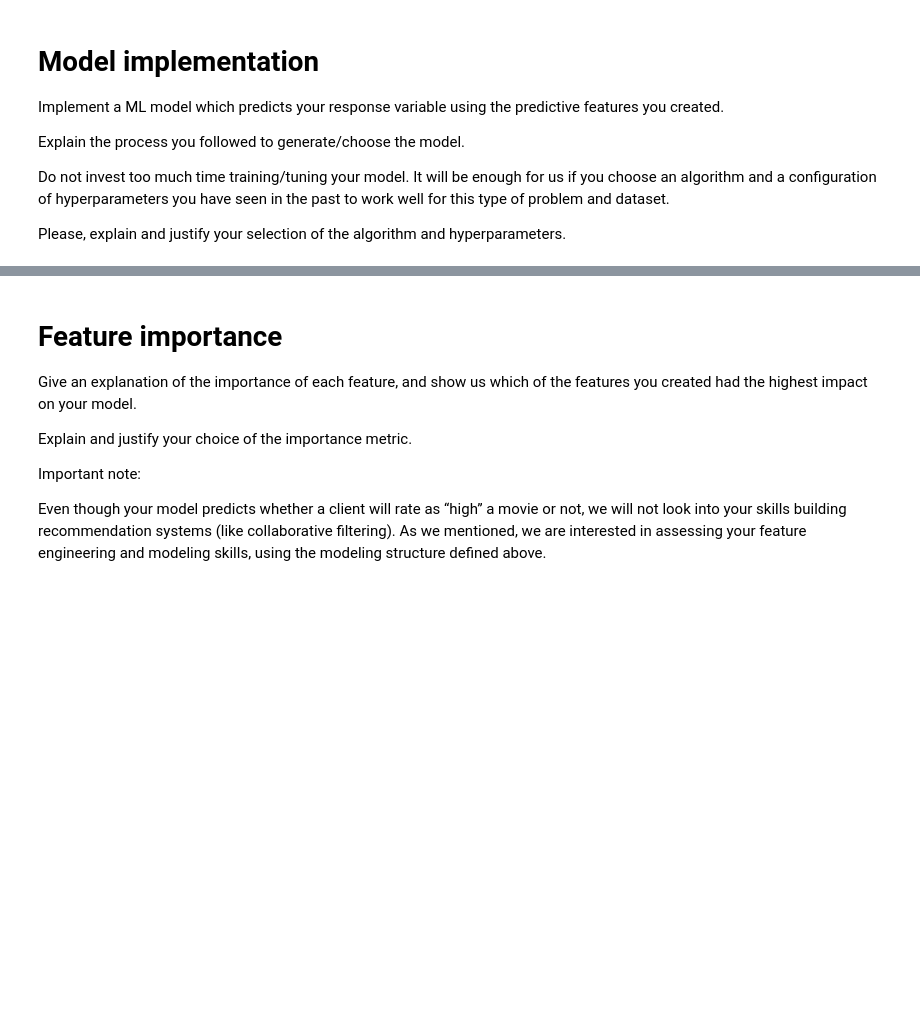
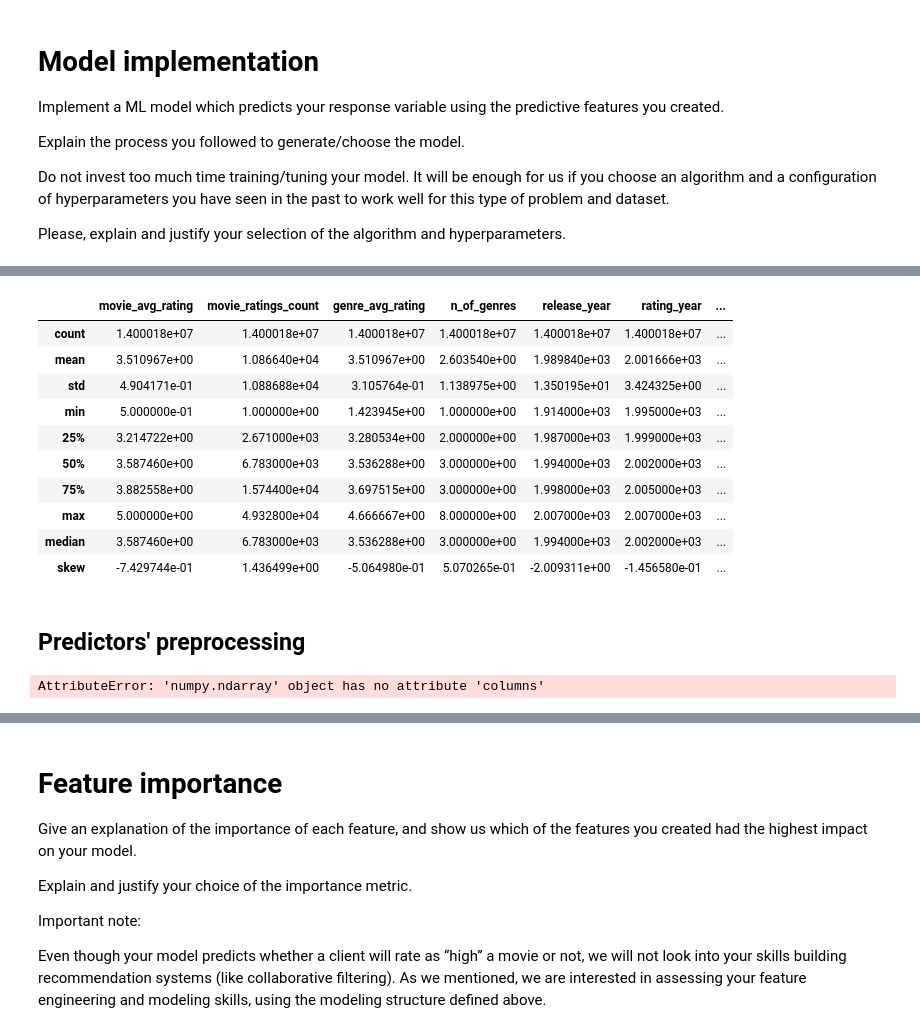
Before and after one commit to sanchiesa/user_movie_rating, a Jupyter notebook: notebooks/user_movie_rating.ipynb, the cells around one changed output, grey strips where cells are left out. Cells and saved outputs as stored; diff of their text form; code cells hidden in the pictures; blank space fills up the shorter version.

```diff
--- a/notebooks/user_movie_rating.ipynb
+++ b/notebooks/user_movie_rating.ipynb
@@ -766,0 +969,5 @@ dtype: float64
+# %%
+# Merging with train and test datasets
+
+df_train = df_train.merge(movie_tags_mean_ratings, how='left', on= 'movieId')
+df_test = df_test.merge(movie_tags_mean_ratings, how='left', on= 'movieId')
@@ -777,0 +1062,7 @@ Please, explain and justify your selection of the algorithm and hyperparameters.
+# %%
+# Defining predictors and targets for training data
+
+X_train = df_train.drop(columns=['index', 'userId', 'movieId', 'rating',
+                                 'timestamp', 'high_rating', 'title', 'genres', 'usermovieID', 'rating_legacy'])
+
+y_train = df_train['high_rating']
@@ -777,0 +1176,34 @@ Please, explain and justify your selection of the algorithm and hyperparameters.
+# %%
+# Computing descriptive statistics
+
+def descriptive_stats(df):
+
+    # Computing main descriptive stats
+    df_description = pd.DataFrame(df.describe())
+
+    # Computing median
+    median = pd.DataFrame(df.median()).T.rename(index={0:'median'})
+
+    # Computing skew
+    skew = pd.DataFrame(df.skew()).T.rename(index={0:'skew'})
+
+    # Computing one table with all stats
+    df_description = df_description.append([median, skew])
+
+    return df_description
+# %%
+descriptive_stats(X_train)
+# %% [output]
+|  | movie_avg_rating | movie_ratings_count | genre_avg_rating | n_of_genres | release_year | rating_year | ... |
+| count | 1.400018e+07 | 1.400018e+07 | 1.400018e+07 | 1.400018e+07 | 1.400018e+07 | 1.400018e+07 | ... |
+| mean | 3.510967e+00 | 1.086640e+04 | 3.510967e+00 | 2.603540e+00 | 1.989840e+03 | 2.001666e+03 | ... |
+| std | 4.904171e-01 | 1.088688e+04 | 3.105764e-01 | 1.138975e+00 | 1.350195e+01 | 3.424325e+00 | ... |
+| min | 5.000000e-01 | 1.000000e+00 | 1.423945e+00 | 1.000000e+00 | 1.914000e+03 | 1.995000e+03 | ... |
+| 25% | 3.214722e+00 | 2.671000e+03 | 3.280534e+00 | 2.000000e+00 | 1.987000e+03 | 1.999000e+03 | ... |
+| 50% | 3.587460e+00 | 6.783000e+03 | 3.536288e+00 | 3.000000e+00 | 1.994000e+03 | 2.002000e+03 | ... |
+| 75% | 3.882558e+00 | 1.574400e+04 | 3.697515e+00 | 3.000000e+00 | 1.998000e+03 | 2.005000e+03 | ... |
+| max | 5.000000e+00 | 4.932800e+04 | 4.666667e+00 | 8.000000e+00 | 2.007000e+03 | 2.007000e+03 | ... |
+| median | 3.587460e+00 | 6.783000e+03 | 3.536288e+00 | 3.000000e+00 | 1.994000e+03 | 2.002000e+03 | ... |
+| skew | -7.429744e-01 | 1.436499e+00 | -5.064980e-01 | 5.070265e-01 | -2.009311e+00 | -1.456580e-01 | ... |
+# %% [markdown]
+## Predictors' preprocessing
@@ -777,0 +1223,4 @@ Please, explain and justify your selection of the algorithm and hyperparameters.
+# %%
+plot_dist_box(X_train)
+# %% [output]
+AttributeError: 'numpy.ndarray' object has no attribute 'columns'
```
Also changed, not shown: parts of 52 cells of this notebook.
